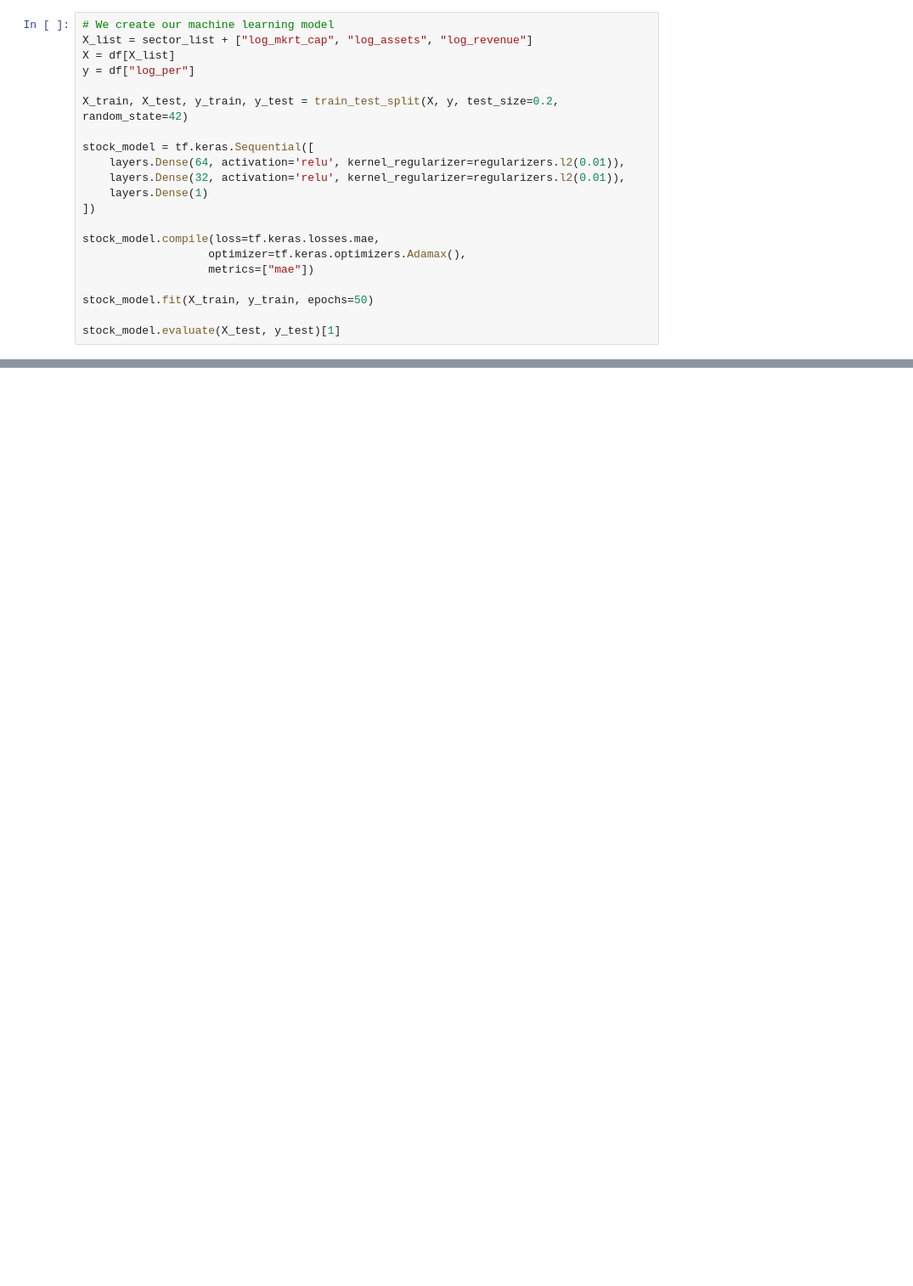
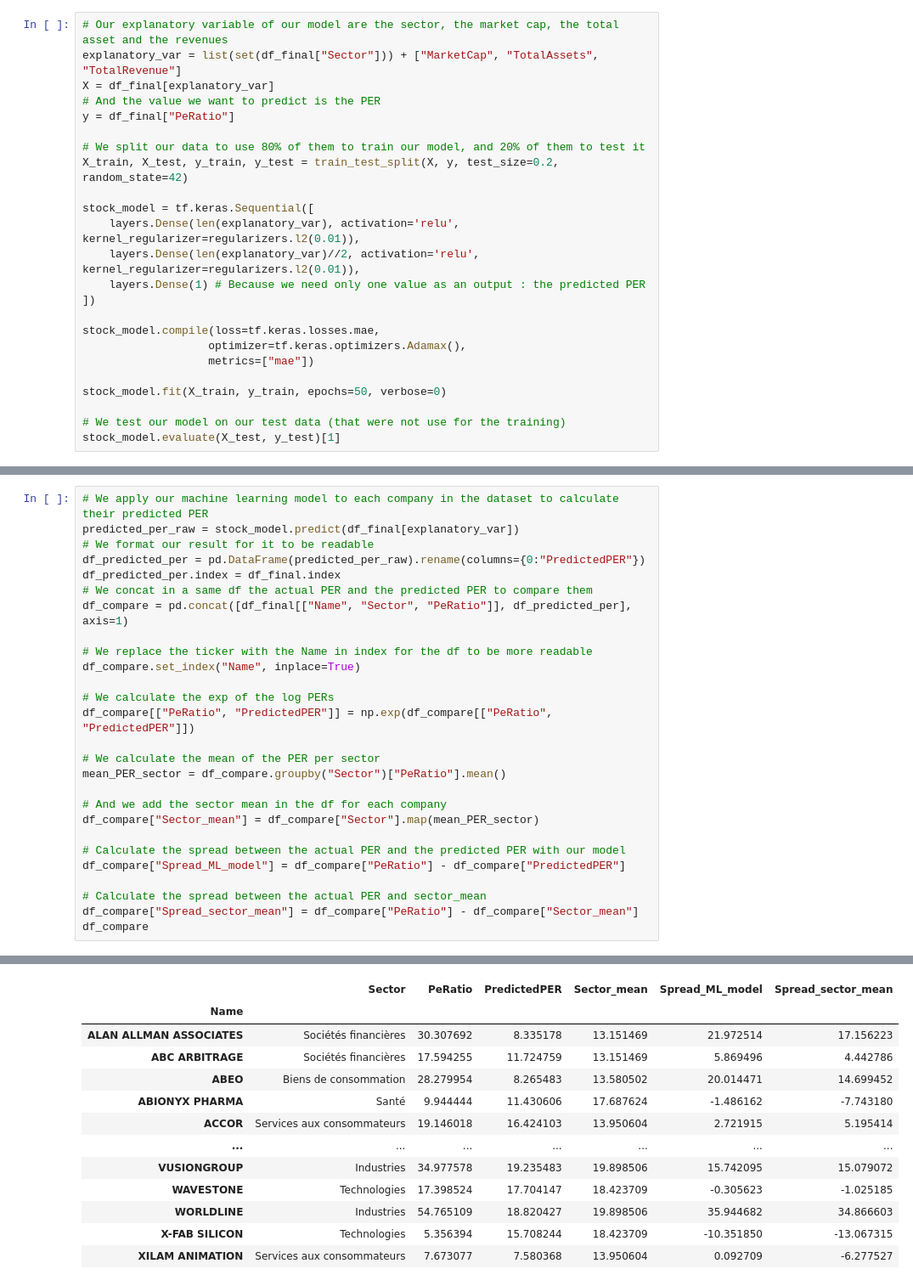
Before and after one commit to cyrilleherv/Finance-with-Python, a Jupyter notebook: PER_machine_learning.ipynb, the cells around one changed output, grey strips where cells are left out. Shown at 85% size. Drawn from its saved outputs; the diff is of its cells as text; blank space fills up the shorter version.

```diff
--- a/PER_machine_learning.ipynb
+++ b/PER_machine_learning.ipynb
@@ -113,22 +152,25 @@ df
 # %%
-# We create our machine learning model
-X_list = sector_list + ["log_mkrt_cap", "log_assets", "log_revenue"]
-X = df[X_list]
-y = df["log_per"]
+# Our explanatory variable of our model are the sector, the market cap, the total asset and the revenues
+explanatory_var = list(set(df_final["Sector"])) + ["MarketCap", "TotalAssets", "TotalRevenue"]
+X = df_final[explanatory_var]
+# And the value we want to predict is the PER
+y = df_final["PeRatio"]
 
+# We split our data to use 80% of them to train our model, and 20% of them to test it
 X_train, X_test, y_train, y_test = train_test_split(X, y, test_size=0.2, random_state=42)
 
 stock_model = tf.keras.Sequential([
-    layers.Dense(64, activation='relu', kernel_regularizer=regularizers.l2(0.01)),
-    layers.Dense(32, activation='relu', kernel_regularizer=regularizers.l2(0.01)),
-    layers.Dense(1)
+    layers.Dense(len(explanatory_var), activation='relu', kernel_regularizer=regularizers.l2(0.01)),
+    layers.Dense(len(explanatory_var)//2, activation='relu', kernel_regularizer=regularizers.l2(0.01)),
+    layers.Dense(1) # Because we need only one value as an output : the predicted PER
 ])
 
 stock_model.compile(loss=tf.keras.losses.mae,
                    optimizer=tf.keras.optimizers.Adamax(),
                    metrics=["mae"])
 
-stock_model.fit(X_train, y_train, epochs=50)
+stock_model.fit(X_train, y_train, epochs=50, verbose=0)
 
+# We test our model on our test data (that were not use for the training)
 stock_model.evaluate(X_test, y_test)[1]
 # %% [output]
@@ -220,0 +179,28 @@ pd.DataFrame(dic_median_final).sort_values(by="Median spread per sector")
+# %%
+# We apply our machine learning model to each company in the dataset to calculate their predicted PER
+predicted_per_raw = stock_model.predict(df_final[explanatory_var])
+# We format our result for it to be readable
+df_predicted_per = pd.DataFrame(predicted_per_raw).rename(columns={0:"PredictedPER"})
+df_predicted_per.index = df_final.index
+# We concat in a same df the actual PER and the predicted PER to compare them
+df_compare = pd.concat([df_final[["Name", "Sector", "PeRatio"]], df_predicted_per], axis=1)
+
+# We replace the ticker with the Name in index for the df to be more readable
+df_compare.set_index("Name", inplace=True)
+
+# We calculate the exp of the log PERs
+df_compare[["PeRatio", "PredictedPER"]] = np.exp(df_compare[["PeRatio", "PredictedPER"]])
+
+# We calculate the mean of the PER per sector
+mean_PER_sector = df_compare.groupby("Sector")["PeRatio"].mean()
+
+# And we add the sector mean in the df for each company
+df_compare["Sector_mean"] = df_compare["Sector"].map(mean_PER_sector)
+
+# Calculate the spread between the actual PER and the predicted PER with our model
+df_compare["Spread_ML_model"] = df_compare["PeRatio"] - df_compare["PredictedPER"]
+
+# Calculate the spread between the actual PER and sector_mean
+df_compare["Spread_sector_mean"] = df_compare["PeRatio"] - df_compare["Sector_mean"]
+df_compare
+# %% [output]
@@ -220,0 +208,13 @@ pd.DataFrame(dic_median_final).sort_values(by="Median spread per sector")
+|  | Sector | PeRatio | PredictedPER | Sector_mean | Spread_ML_model | Spread_sector_mean |
+| Name |  |  |  |  |  |  |
+| ALAN ALLMAN ASSOCIATES | Sociétés financières | 30.307692 | 8.335178 | 13.151469 | 21.972514 | 17.156223 |
+| ABC ARBITRAGE | Sociétés financières | 17.594255 | 11.724759 | 13.151469 | 5.869496 | 4.442786 |
+| ABEO | Biens de consommation | 28.279954 | 8.265483 | 13.580502 | 20.014471 | 14.699452 |
+| ABIONYX PHARMA | Santé | 9.944444 | 11.430606 | 17.687624 | -1.486162 | -7.743180 |
+| ACCOR | Services aux consommateurs | 19.146018 | 16.424103 | 13.950604 | 2.721915 | 5.195414 |
+| ... | ... | ... | ... | ... | ... | ... |
+| VUSIONGROUP | Industries | 34.977578 | 19.235483 | 19.898506 | 15.742095 | 15.079072 |
+| WAVESTONE | Technologies | 17.398524 | 17.704147 | 18.423709 | -0.305623 | -1.025185 |
+| WORLDLINE | Industries | 54.765109 | 18.820427 | 19.898506 | 35.944682 | 34.866603 |
+| X-FAB SILICON | Technologies | 5.356394 | 15.708244 | 18.423709 | -10.351850 | -13.067315 |
+| XILAM ANIMATION | Services aux consommateurs | 7.673077 | 7.580368 | 13.950604 | 0.092709 | -6.277527 |
```
Also changed, not shown: parts of 17 cells of this notebook.
